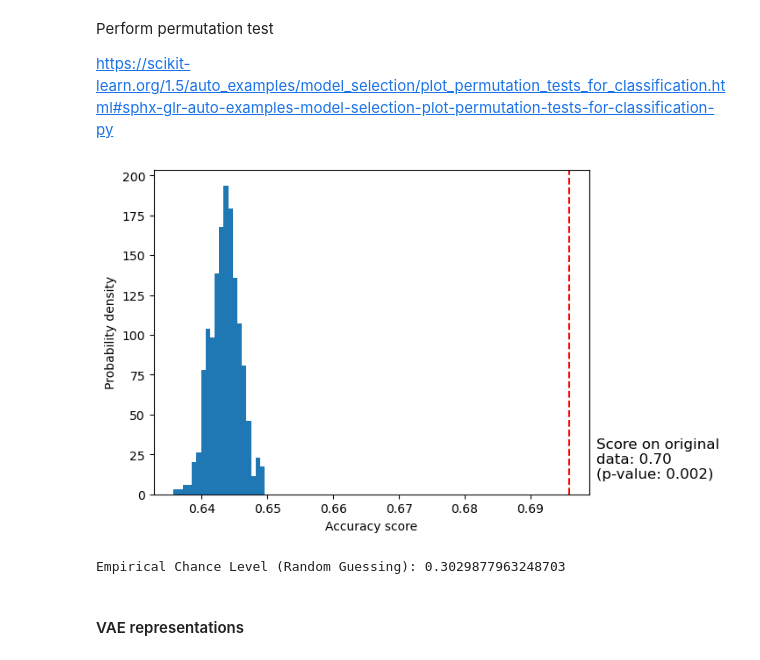
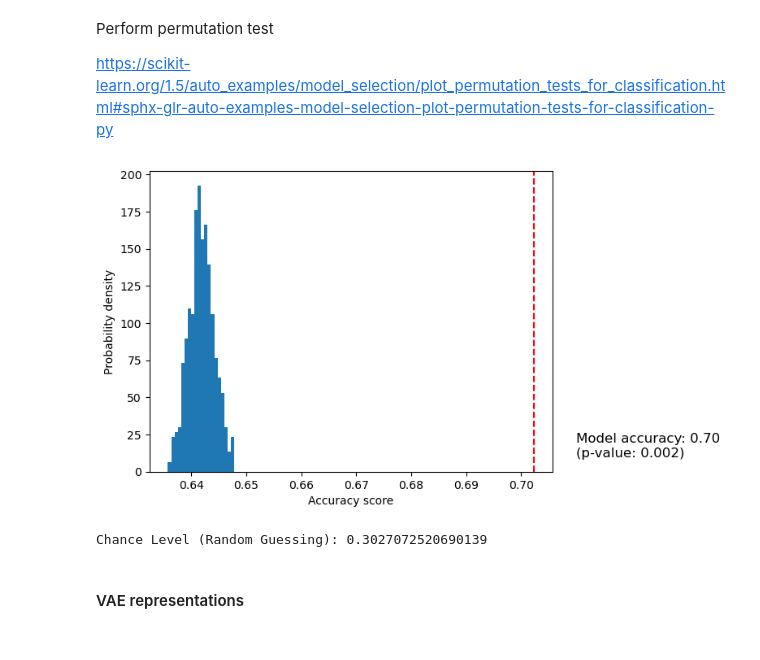
Before and after one commit to lgies23/GooseVocalizations---Thesis-code, a Jupyter notebook: classify_call_types.ipynb, the cells around one changed output. Cells and saved outputs as stored; diff of their text form; code cells hidden in the pictures.

```diff
--- a/classify_call_types.ipynb
+++ b/classify_call_types.ipynb
@@ -513,6 +513,20 @@ Data columns (total 34 columns):
  33  latent_representation   7129 non-null   object
 dtypes: float64(23), int64(1), object(10)
 memory usage: 1.9+ MB
+# %%
+subsample_sizes = {
+    'recruitment': 1700,
+}
+
+# Randomly subsample recruitment calls to get roughly the same count as the contact call set
+def subsample_group(group):
+    call_type = group.name  # Group name corresponds to call type
+    if call_type in subsample_sizes:
+        return group.sample(n=subsample_sizes[call_type], random_state=42)
+    return group  # Return untouched if no subsampling is needed
+
+# Group by type and apply subsampling
+calls_df = calls_df.groupby('call_type', group_keys=False).apply(subsample_group)
 # %% [markdown]
 ## DFA
 # %% [markdown]
@@ -731,14 +772,15 @@ score, permutation_scores, pvalue = permutation_test_score(
 # %%
 fig, ax = plt.subplots()
 
 ax.hist(permutation_scores, bins=20, density=True)
 ax.axvline(score, ls="--", color="r")
-score_label = f"Score on original\ndata: {score:.2f}\n(p-value: {pvalue:.3f})"
-ax.text(0.7, 10, score_label, fontsize=12)
+score_label = f"Model accuracy: {score:.2f}\n(p-value: {pvalue:.3f})"
+ax.text(0.71, 10, score_label, fontsize=12)
 ax.set_xlabel("Accuracy score")
-_ = ax.set_ylabel("Probability density")
+ax.set_ylabel("Probability density")
+plt.show()
 # %% [output]
-[figure, old version]
+[figure, new version]
 # %%
 # simulate chance level
 true_labels = calls_df["call_type"]
@@ -750,7 +792,7 @@ random_accuracy = accuracy_score(true_labels, random_predictions)
 
 print("Chance Level (Random Guessing):", random_accuracy)
 # %% [output]
-Empirical Chance Level (Random Guessing): 0.3029877963248703
+Chance Level (Random Guessing): 0.3027072520690139
 # %% [markdown]
 #### VAE representations
 # %%
```
Also changed, not shown: parts of 17 cells of this notebook, 1 other file.
